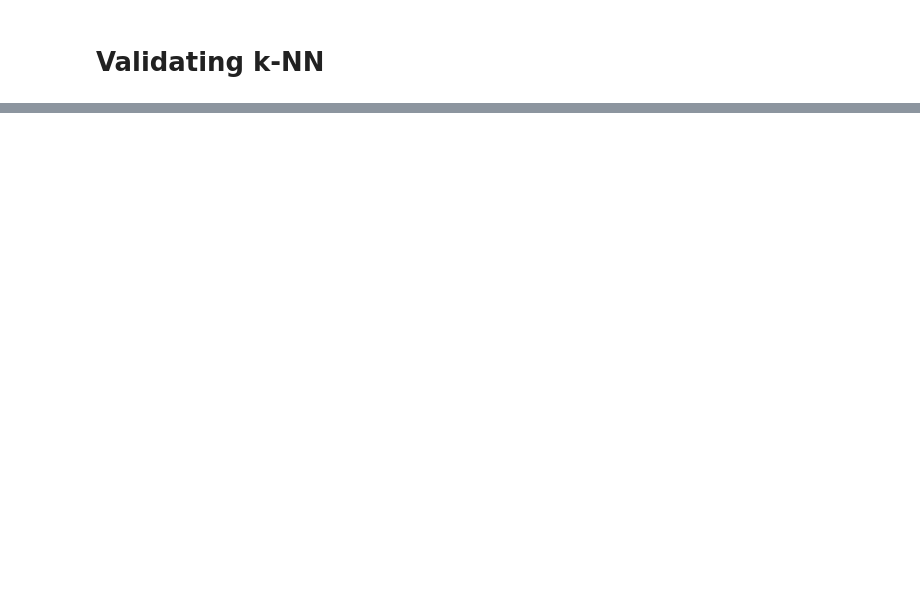
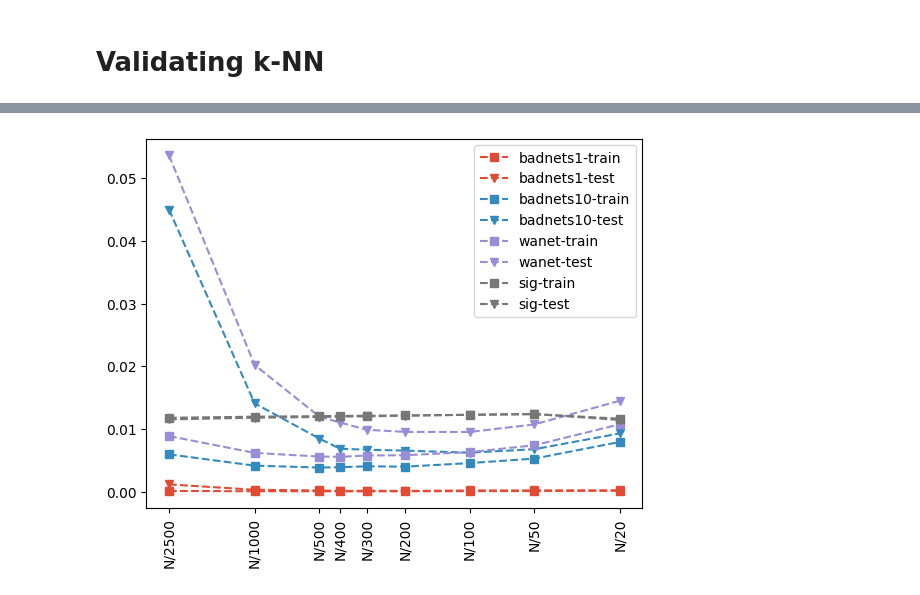
Before and after one commit to LukaD00/selfsupervised-cleanse, a Jupyter notebook: validate_knn.ipynb, the cells around one changed output, grey strips where cells are left out. Cells and saved outputs as stored; diff of their text form; code cells hidden in the pictures; blank space fills up the shorter version.

```diff
--- a/validate_knn.ipynb
+++ b/validate_knn.ipynb
@@ -98,0 +110,41 @@ Testing badnets TRAIN
+# %%
+ks = k_range(10000)
+
+def color(dataset_name):
+    if dataset_name == "badnets1": return "#E24A33"
+    elif dataset_name == "badnets10": return "#348ABD"
+    elif dataset_name == "wanet": return "#988ED5"
+    elif dataset_name == "sig": return "#777777"
+
+def marker(train):
+    if train: return "s"
+    else: return "v"
+
+
+for dataset_name in ["badnets1", "badnets10", "wanet", "sig"]:
+
+    for train in [True, False]:
+
+        train_str = "TRAIN" if train else "TEST"
+
+        dataset_size = 50000 if train else 10000
+
+        prs = []
+        cks = []
+
+        for k_str in k_range_str:
+            poison_rate = results[dataset_name][train_str][k_str][0]
+            clean_kept = results[dataset_name][train_str][k_str][1]
+
+            prs.append(poison_rate)
+            cks.append(clean_kept)
+
+        plt.plot(ks, prs, linestyle="dashed", color=color(dataset_name), marker=marker(train), label=f"{dataset_name}-{train_str.lower()}")
+
+plt.xscale("symlog")
+plt.xticks(ks, k_range_str, rotation ='vertical')
+
+plt.legend()
+plt.show()
+# %% [output]
+[figure, added]
```
Also changed, not shown: parts of 6 cells of this notebook, 9 other files.
